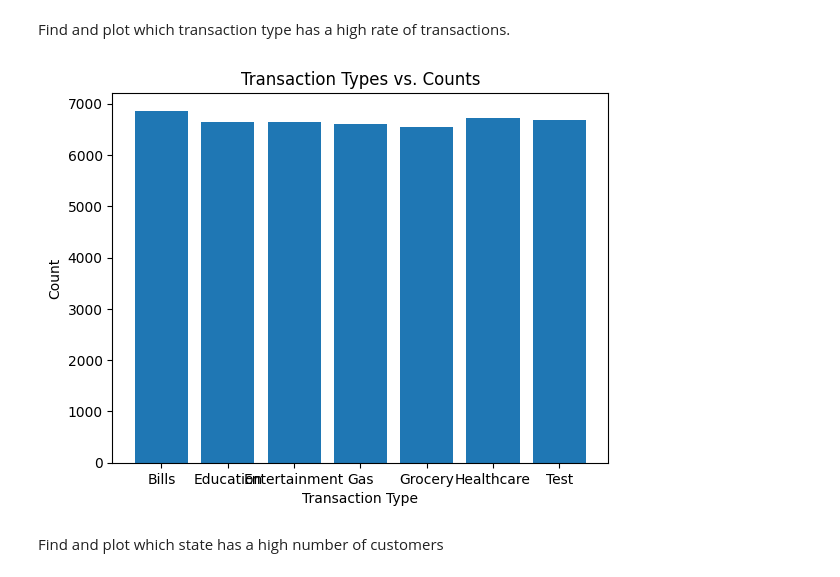
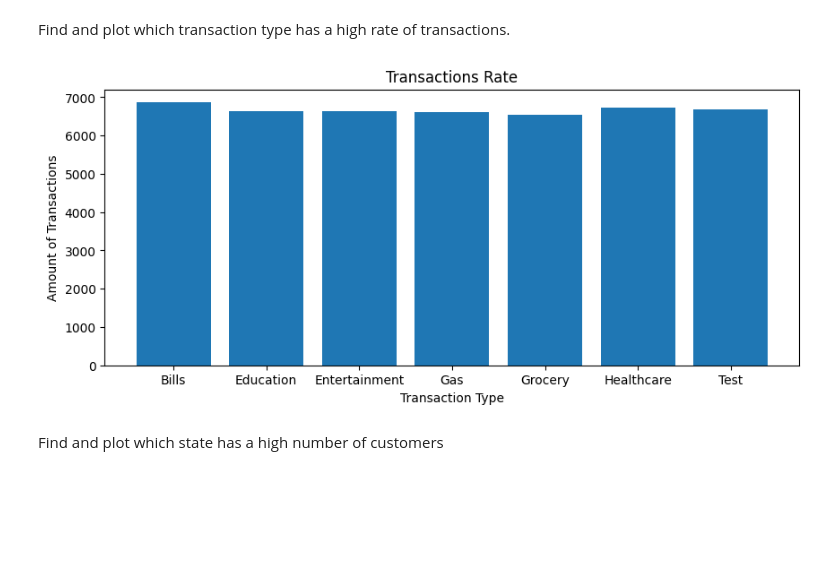
Before and after one commit to Semaj27/Capstone-Project, a Jupyter notebook: etl.ipynb, the cells around one changed output. Saved outputs shown, nothing was run; the diff lists cells and outputs as text; code cells hidden in the pictures; blank space fills up the shorter version.

Commit message:
Data visualiztion completed

```diff
--- a/etl.ipynb
+++ b/etl.ipynb
@@ -340,35 +343,41 @@ DATA VISUALIZTION
 # %% [markdown]
 Find and plot which transaction type has a high rate of transactions.
 # %%
+%matplotlib inline
+import mysql.connector
+import matplotlib.pyplot as plt
+
+
 mydb = mysql.connector.connect(
     host="localhost",
     user="root",
     password="password",
     database="creditcard_capstone"
 )
 mycursor = mydb.cursor()
 
 # Write the SQL query to get the count of each transaction type
-sql = "SELECT TRANSACTION_TYPE, COUNT(*) AS COUNT FROM CDW_SAPP_CREDIT GROUP BY TRANSACTION_TYPE"
+sql = "SELECT TRANSACTION_TYPE, COUNT(*) AS COUNT FROM CDW_SAPP_CREDIT\
+        GROUP BY TRANSACTION_TYPE"
 
 # Execute the query and fetch the results
 mycursor.execute(sql)
 result = mycursor.fetchall()
 
 # Extract the transaction types and their counts into separate lists
 transaction_types = [row[0] for row in result]
 counts = [row[1] for row in result]
 
 # Create a bar chart showing the count of each transaction type
+fig, ax = plt.subplots(figsize=(10,4))
 plt.bar(transaction_types, counts)
 plt.xlabel('Transaction Type')
-plt.ylabel('Count')
-plt.title('Transaction Types vs. Counts')
+plt.ylabel('Amount of Transactions')
+plt.title('Transactions Rate')
+
+
 plt.show()
-
-# Close the database connection
-mydb.close()
 # %% [output]
-[figure, old version]
+[figure, new version]
 # %% [markdown]
 Find and plot which state has a high number of customers
```
Also changed, not shown: parts of 4 cells of this notebook.
